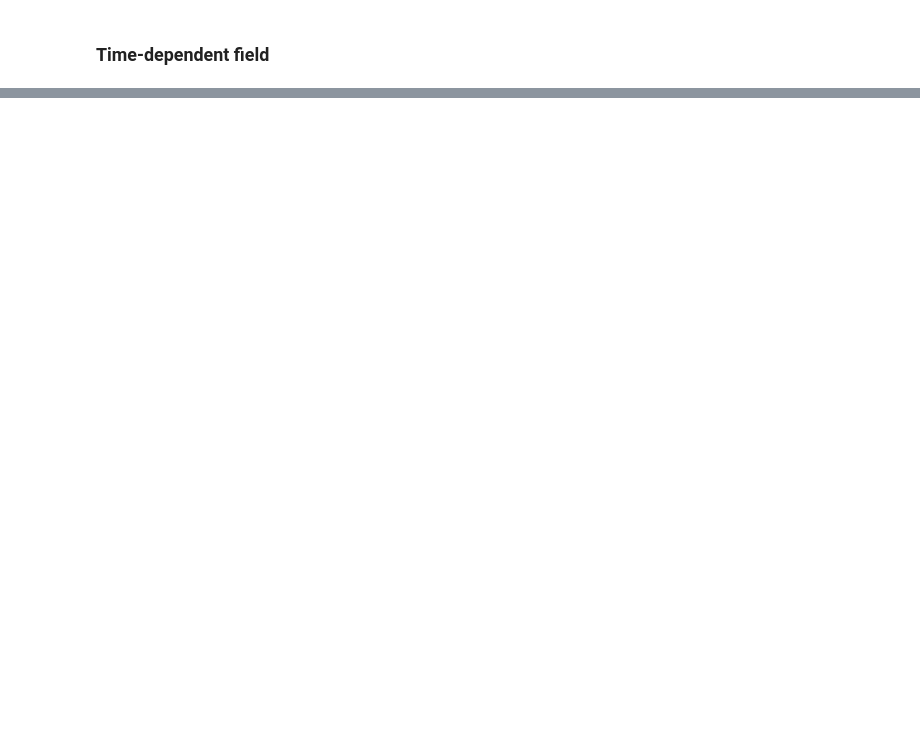
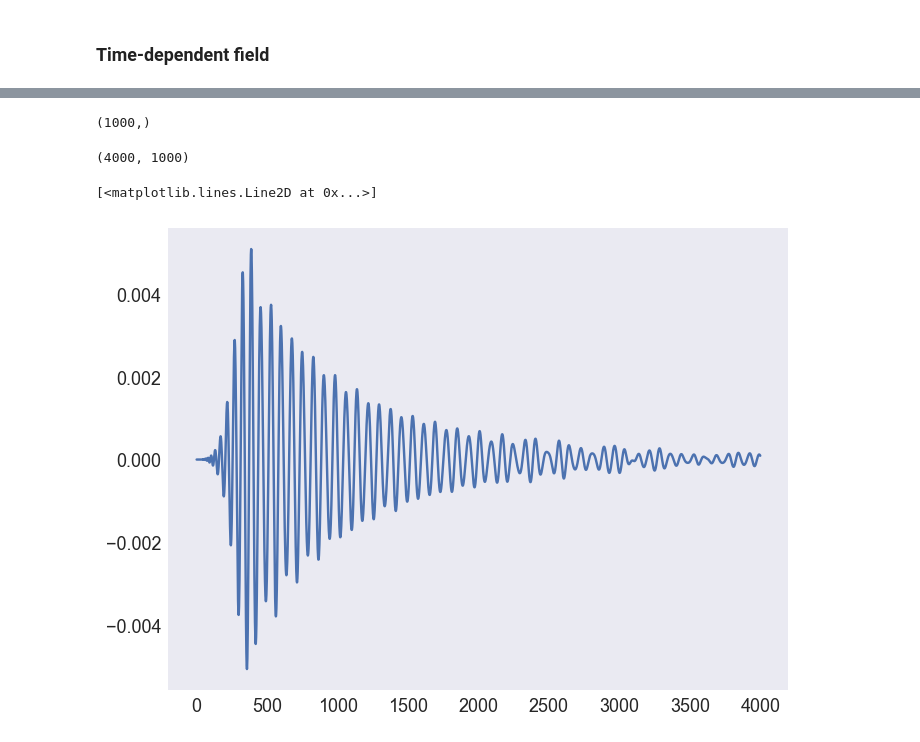
Before and after one commit to cameronmceleney/Ubermag, a Jupyter notebook: include/replicate_dmi_standard_problem.ipynb, the cells around one changed output, grey strips where cells are left out. Drawn from its saved outputs; the diff is of its cells as text; code cells hidden in the pictures; blank space fills up the shorter version.

```diff
--- a/include/replicate_dmi_standard_problem.ipynb
+++ b/include/replicate_dmi_standard_problem.ipynb
@@ -277,2 +569,28 @@ fig2.tight_layout()
 # %%
-my_data = md.Drive(name='dmi_test', number=system.drive_number - 1)
+data_mx0 = data_m0[:, m_pos[0], m_pos[1], 0] / sat_mag
+data_my0 = data_m0[:, m_pos[0], m_pos[1], 1] / sat_mag
+data_mz0 = data_m0[:, m_pos[0], m_pos[1], 2] / sat_mag
+# %%
+data_mx0.shape
+# %% [output]
+(1000,)
+# %%
+data_mx = np.zeros((m_all_data.n, int(system_prop.numcells[0])))
+data_my = np.zeros((m_all_data.n, int(system_prop.numcells[0])))
+data_mz = np.zeros((m_all_data.n, int(system_prop.numcells[0])))
+# %%
+data_mx.shape
+# %% [output]
+(4000, 1000)
+# %%
+m_data = m_all_data.to_xarray()
+# %%
+for i, _ in enumerate(m_data):
+    data_mx[i] = (m_data[i, :, m_pos[0], m_pos[1], 0].values / sat_mag) - data_mx0
+    #data_my[i] = (m_data[i, :, m_pos[0], m_pos[1], 1].values / sat_mag) - data_my0
+    #data_mz[i] = (m_data[i, :, m_pos[0], m_pos[1], 2].values / sat_mag) - data_mz0
+# %%
+plt.plot(np.arange(0, num_steps, 1), data_mx[:, 400])
+# %% [output]
+[<matplotlib.lines.Line2D at 0x...>]
+[figure, added]
```
Also changed, not shown: parts of 38 cells of this notebook, 40 other files.
